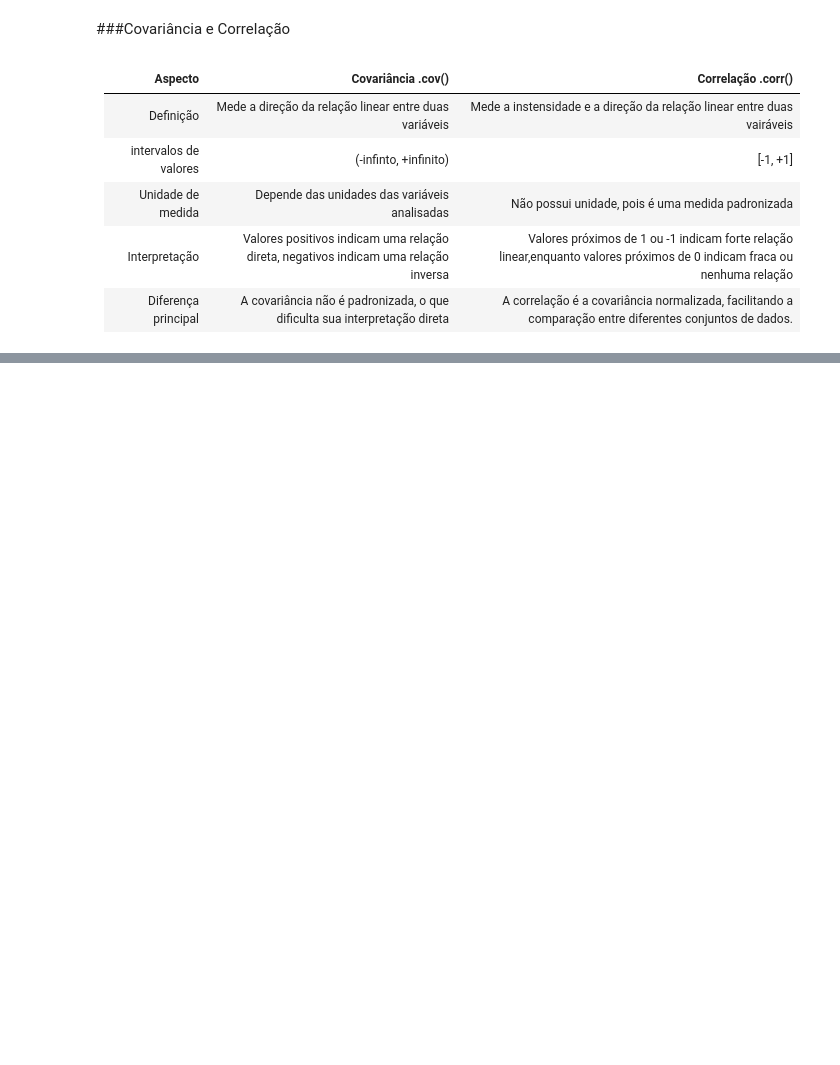
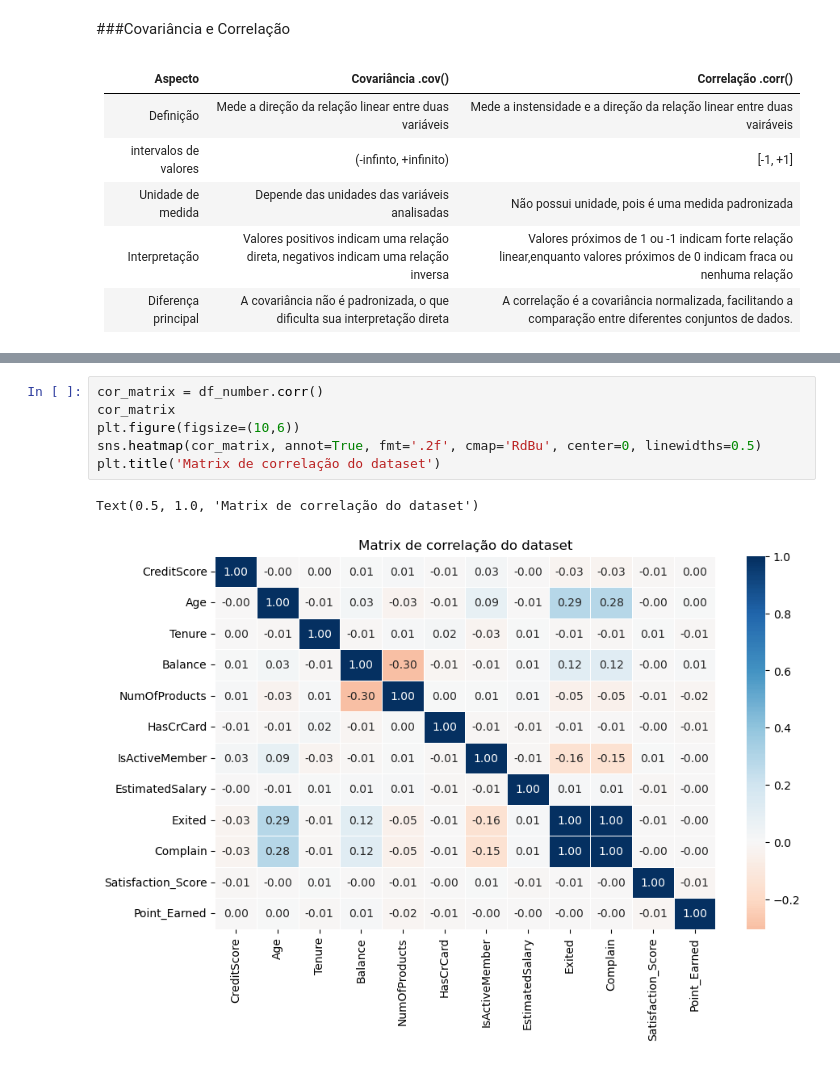
Before and after one commit to leandroclv/analista_dados_python_udemy, a Jupyter notebook: projeto_curso.ipynb, the cells around one changed output, grey strips where cells are left out. Cells and saved outputs as stored; diff of their text form; blank space fills up the shorter version.

```diff
--- a/projeto_curso.ipynb
+++ b/projeto_curso.ipynb
@@ -816,0 +846,9 @@ dtype: int64
+# %%
+cor_matrix = df_number.corr()
+cor_matrix
+plt.figure(figsize=(10,6))
+sns.heatmap(cor_matrix, annot=True, fmt='.2f', cmap='RdBu', center=0, linewidths=0.5)
+plt.title('Matrix de correlação do dataset')
+# %% [output]
+Text(0.5, 1.0, 'Matrix de correlação do dataset')
+[figure, added]
```
Also changed, not shown: parts of 7 cells of this notebook, 2 other files.
